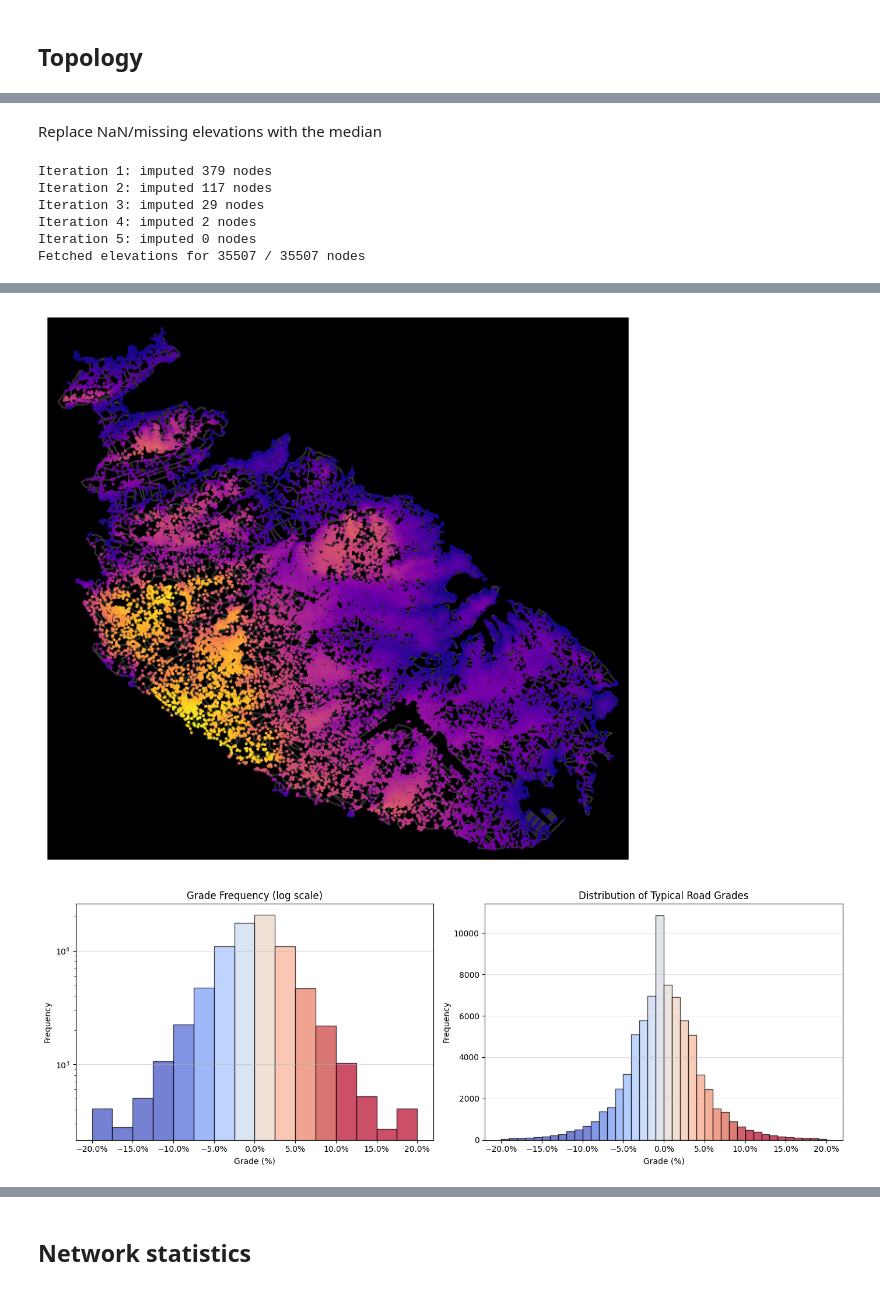
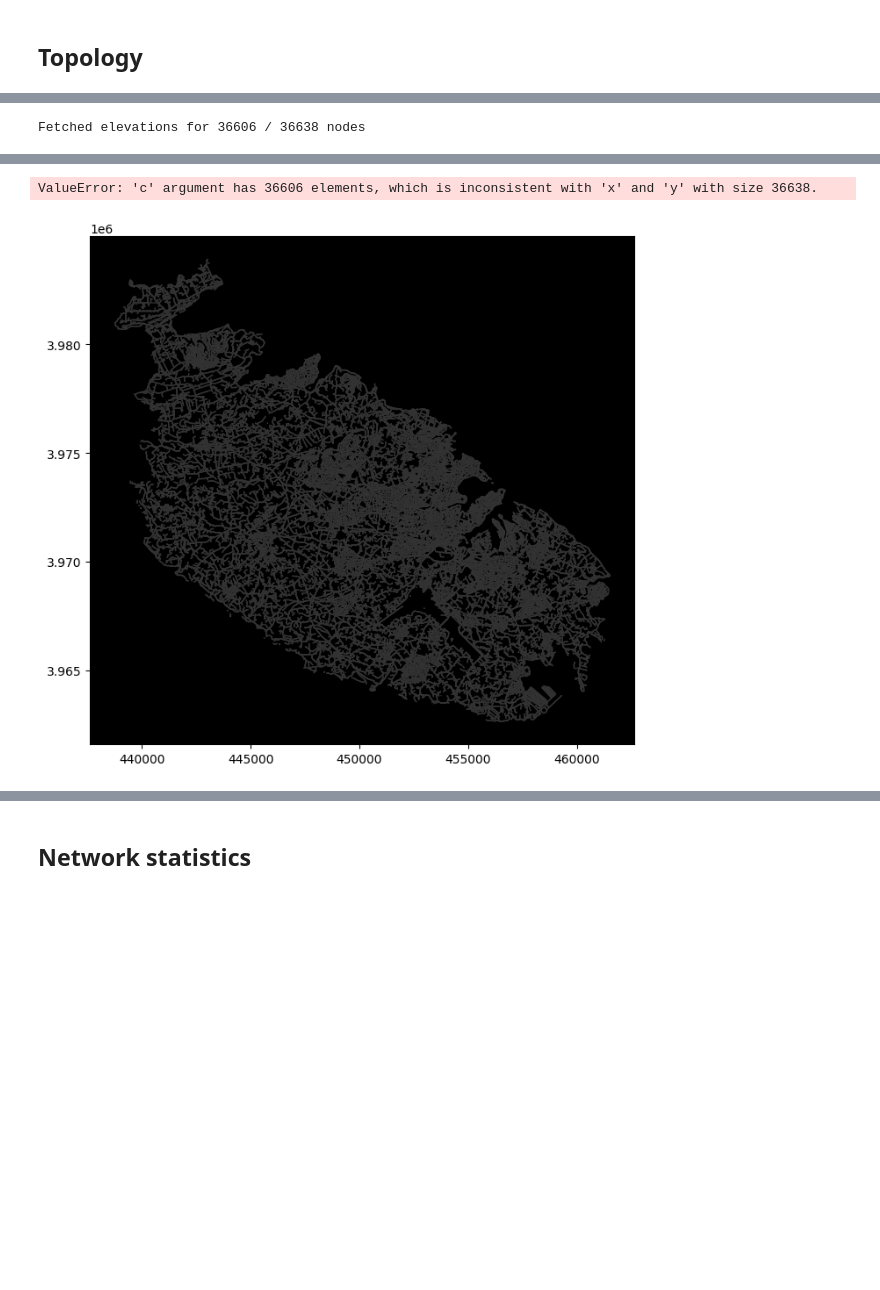
Before and after one commit to Matthew-Pirotta/FYP-OpenPaths, a Jupyter notebook: Code/main.ipynb, the cells around one changed output, grey strips where cells are left out. Cells and saved outputs as stored; diff of their text form; code cells hidden in the pictures; blank space fills up the shorter version.

Commit message:
Continued Refactoring, Elevation data has also been moved

```diff
--- a/Code/main.ipynb
+++ b/Code/main.ipynb
@@ -107,40 +91,5 @@ KeyboardInterrupt:
-# %% [markdown]
-Replace NaN/missing elevations with the median
 # %%
-max_iter = 10
-for it in range(max_iter):
-    changed = 0
-    for node, data in G_bike.nodes(data=True):
-        elev = data.get("elevation")
-        if elev is None or np.isnan(elev):
-            neigh_elevs = [
-                G_bike.nodes[n].get("elevation")
-                for n in G_bike.neighbors(node)
-                if G_bike.nodes[n].get("elevation") is not None
-                and not np.isnan(G_bike.nodes[n]["elevation"])
-            ]
-            if neigh_elevs:
-                data["elevation"] = np.median(neigh_elevs)
-                changed += 1
-
-    print(f"Iteration {it+1}: imputed {changed} nodes")
-    if changed == 0:
-        break
-
-
-G_bike = ox.elevation.add_edge_grades(G_bike, add_absolute=True)
-
-for _,_, data in G_bike.edges(data=True):
-    data["grade"] = float(np.clip(data["grade"], -0.2, 0.2))
-    data["grade_abs"] = float(min(data["grade_abs"], 0.2))
-
-
-plotting.plot_elevation(G_bike)
-plotting.plot_grades(G_bike)
+plotting.plot_elevation(my_graph.G_master)
+plotting.plot_grades(my_graph.G_master)
 # %% [output]
-Iteration 1: imputed 379 nodes
-Iteration 2: imputed 117 nodes
-Iteration 3: imputed 29 nodes
-Iteration 4: imputed 2 nodes
-Iteration 5: imputed 0 nodes
-Fetched elevations for 35507 / 35507 nodes
+Fetched elevations for 36606 / 36638 nodes
@@ -148,2 +97,2 @@ Fetched elevations for 35507 / 35507 nodes
+ValueError: 'c' argument has 36606 elements, which is inconsistent with 'x' and 'y' with size 36638.
-[figure, old version]
+[figure, new version]
-[figure, removed]
```
Also changed, not shown: parts of 9 cells of this notebook, 6 other files.
